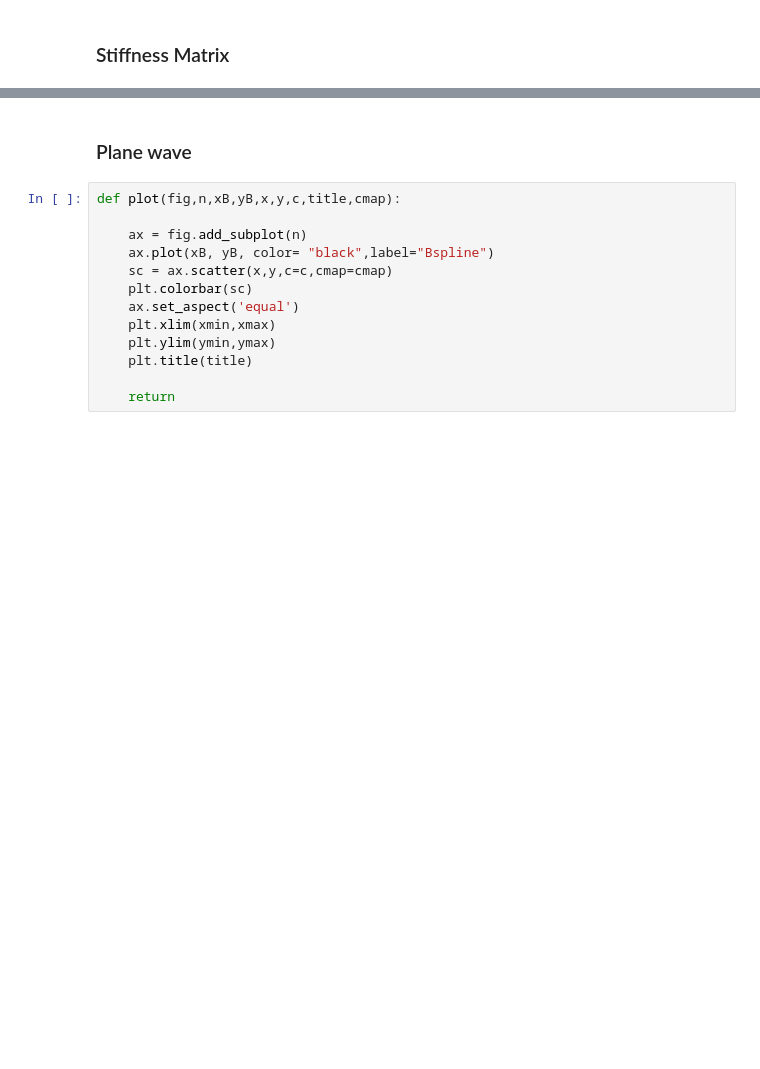
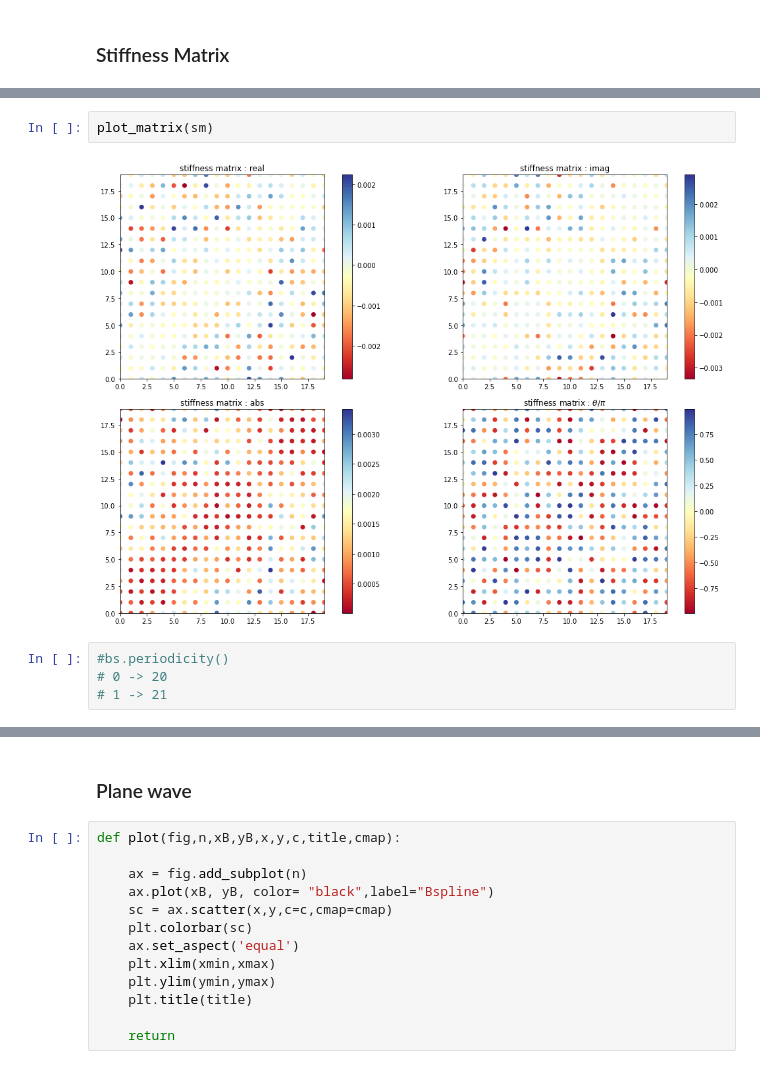
Before and after one commit to EliaStocco/Bspline, a Jupyter notebook: python/BEM-triangle.ipynb, the cells around one changed output, grey strips where cells are left out. Cells and saved outputs as stored; diff of their text form; blank space fills up the shorter version.

```diff
--- a/python/BEM-triangle.ipynb
+++ b/python/BEM-triangle.ipynb
@@ -220,0 +253,8 @@ plt.show()
+# %%
+plot_matrix(sm)
+# %% [output]
+[figure, added]
+# %%
+#bs.periodicity()
+# 0 -> 20
+# 1 -> 21
```
Also changed, not shown: parts of 34 cells of this notebook, 6 other files.
